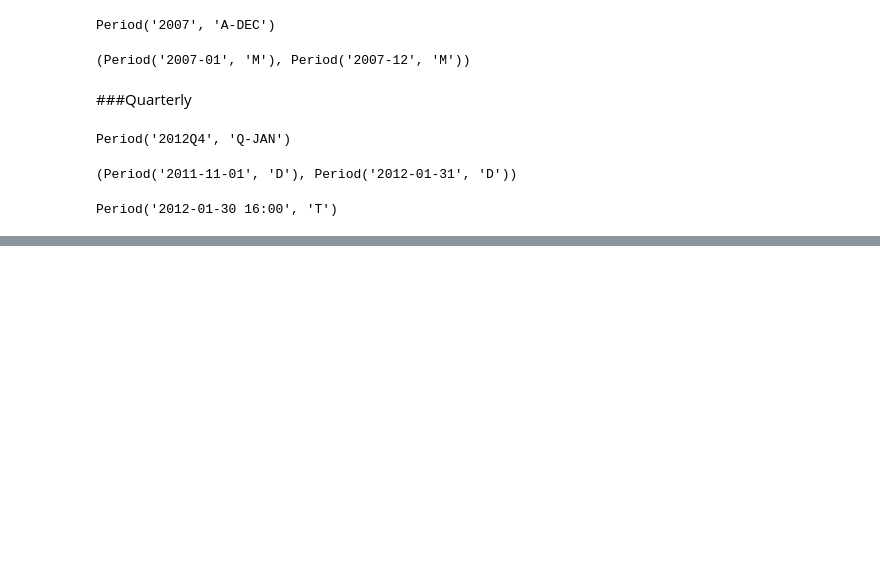
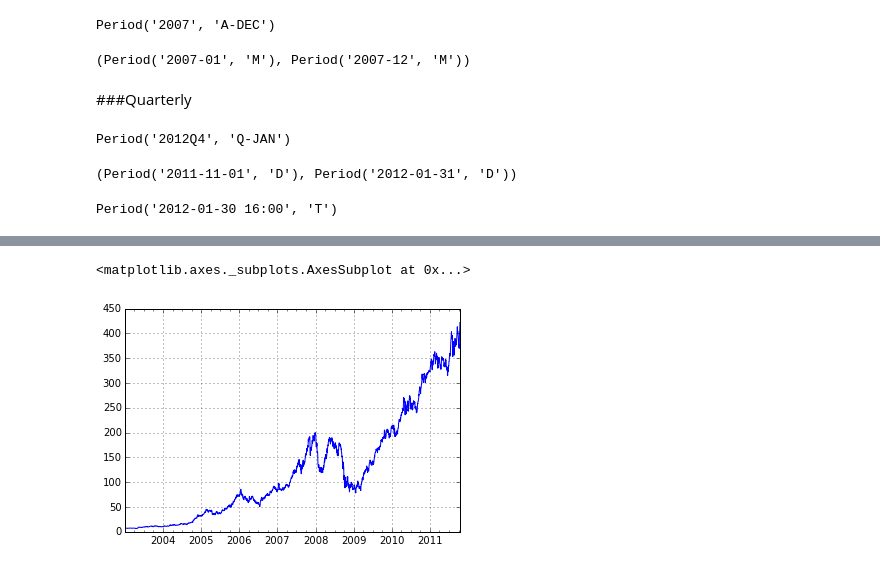
Before and after one commit to Yue-Duan/Python-for-Data-Analysis, a Jupyter notebook: Data Analysis-Chapter 10.ipynb, the cells around one changed output, grey strips where cells are left out. Cells and saved outputs as stored; diff of their text form; code cells hidden in the pictures; blank space fills up the shorter version.

```diff
--- a/Data Analysis-Chapter 10.ipynb
+++ b/Data Analysis-Chapter 10.ipynb
@@ -475,0 +641,5 @@ Period('2012-01-30', 'B')
+# %%
+close_px_all = pd.read_csv("C:\Users\YDuan\GitHub Repos\Python-for-Data-Analysis\Data\stock_px.csv",
+                          parse_dates=True, index_col=0)
+close_px = close_px_all[['AAPL', 'MSFT','XOM']]
+close_px = close_px.resample('B', fill_method='ffill')
@@ -475,0 +658,5 @@ Period('2012-01-30', 'B')
+# %%
+close_px['AAPL'].plot()
+# %% [output]
+<matplotlib.axes._subplots.AxesSubplot at 0x...>
+[figure, added]
```
Also changed, not shown: parts of 40 cells of this notebook.
